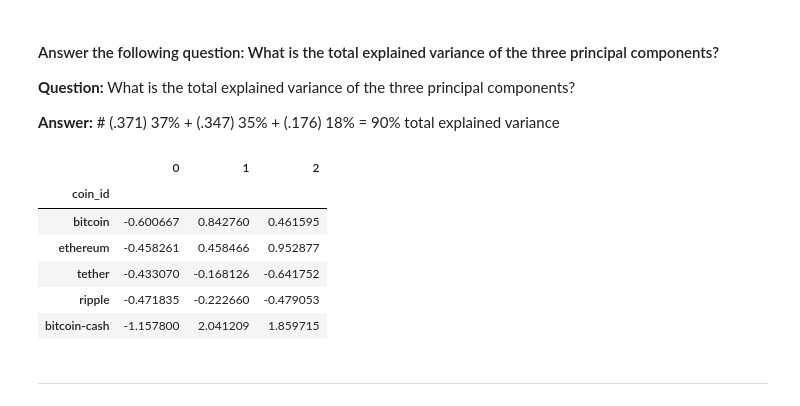
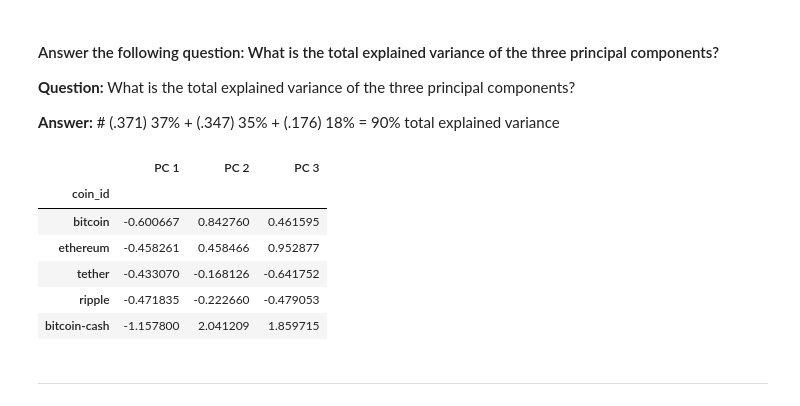
Before and after one commit to DigitalGoldRush/Module_10_Challenge, a Jupyter notebook: crypto_investments.ipynb, the cells around one changed output. Saved outputs shown, nothing was run; the diff lists cells and outputs as text; code cells hidden in the pictures.

```diff
--- a/crypto_investments.ipynb
+++ b/crypto_investments.ipynb
@@ -276,20 +285,23 @@ array([0.3719856 , 0.34700813, 0.17603793])
 # %%
 # Create a new DataFrame with the PCA data.
 # Note: The code for this step is provided for you
 
 # Creating a DataFrame with the PCA data
-df_crypto_pca = pd.DataFrame(data=crypto_pca)
+df_crypto_pca = pd.DataFrame(
+    data=crypto_pca,
+    columns=["PC 1", "PC 2", "PC 3"],
+    )
 
 # Copy the crypto names from the original data
 df_crypto_pca["coin_id"] = df_market_data.index
 
 # Set the coinid column as index
 df_crypto_pca = df_crypto_pca.set_index("coin_id")
 
 # Display sample data
 df_crypto_pca.head()
 # %% [output]
-|  | 0 | 1 | 2 |
+|  | PC 1 | PC 2 | PC 3 |
 | coin_id |  |  |  |
 | bitcoin | -0.600667 | 0.842760 | 0.461595 |
 | ethereum | -0.458261 | 0.458466 | 0.952877 |
```
Also changed, not shown: parts of 8 cells of this notebook, 1 other file.
